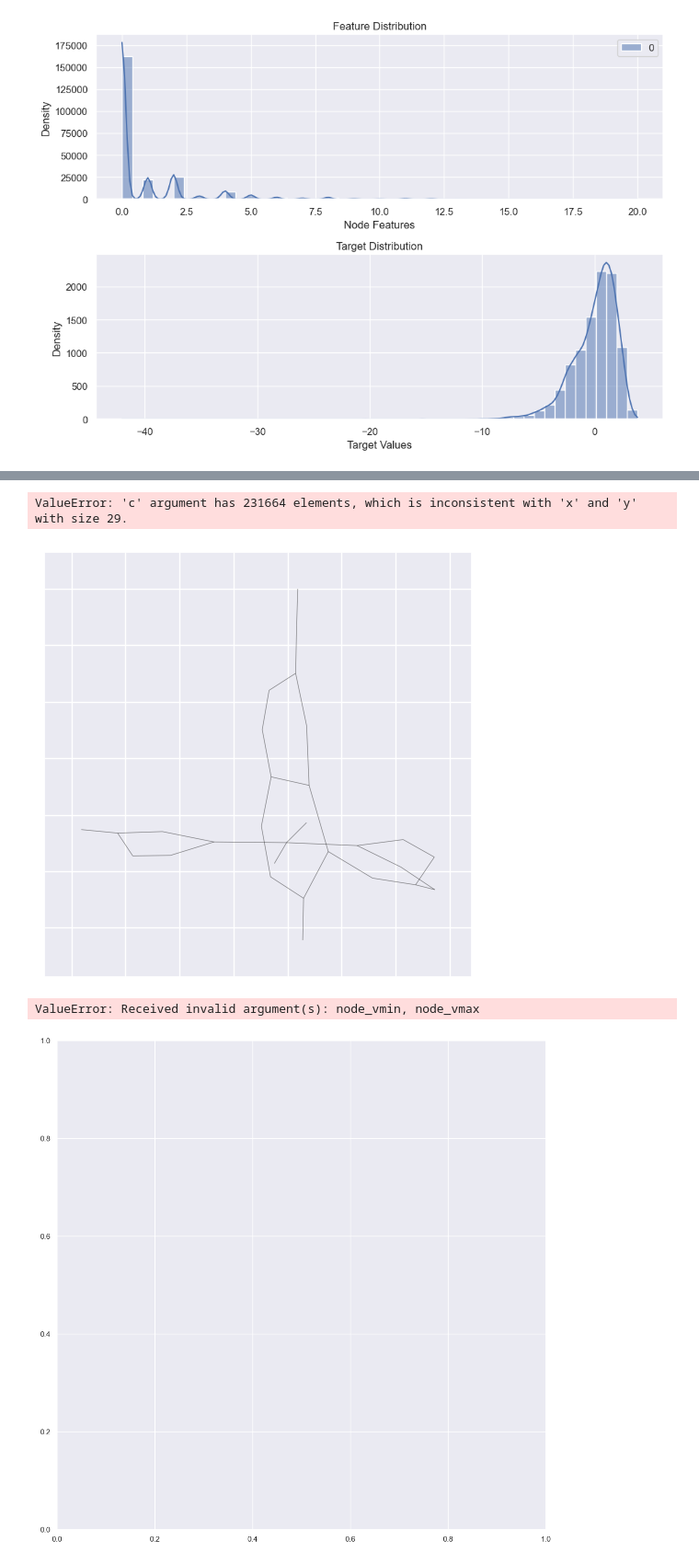
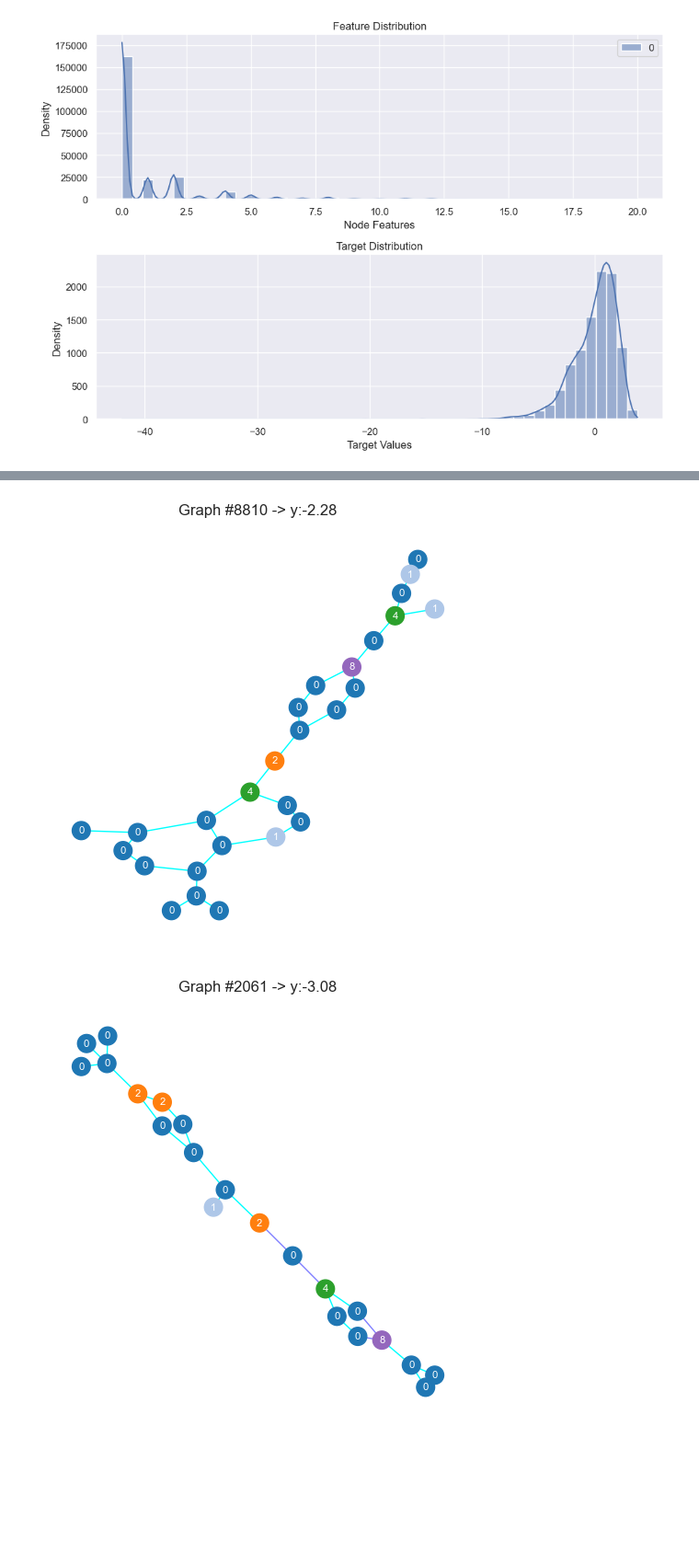
Before and after one commit to PaoloGinefra/ACA_GraphML_Project, a Jupyter notebook: Notebooks/test.ipynb, the cells around one changed output, grey strips where cells are left out. Shown: that part at 92% size. Cells and saved outputs as stored; diff of their text form; code cells hidden in the pictures; blank space fills up the shorter version.

Commit message:
chore: improve plotting

```diff
--- a/Notebooks/test.ipynb
+++ b/Notebooks/test.ipynb
@@ -51,6 +51,3 @@ plt.tight_layout()
 plt.show()
 # %% [output]
 [figure]
-# %%
-graph = dataset.get(2)
-graph
@@ -63,6 +53,0 @@ torch.max(dataset.x), torch.min(dataset.x)
-# %%
-from ACAgraphML.Plotting import plot_graph_with_profile
-plot_graph_with_profile(dataset)
-# %% [output]
-ValueError: 'c' argument has 231664 elements, which is inconsistent with 'x' and 'y' with size 29.
-[figure, removed]
@@ -78,39 +54,10 @@ pos = nx.spring_layout(G, seed=42)
-# %%
-#Plot the graph
-plt.figure(figsize=(10, 10))
-labels = {i: str(graph.x[i].item()) for i in G.nodes}
-# Convert labels to integers for coloring
-node_colors = [int(labels[node]) for node in G.nodes]
-edge_labels = {(u, v): f"{graph.edge_attr[i].item()}" for i, (u, v) in enumerate(G.edges)}
-edge_colors = [edge_labels[(u, v)] for u, v in G.edges]
-# Convert edge_colors to numeric values for colormap
-edge_colors_numeric = [float(c) for c in edge_colors]
-
-# Draw the graph with colored nodes and edges
-nx.draw(
-    G,
-    pos,
-    with_labels=True,
-    labels=labels,
-    node_size=500,
-    node_color=node_colors,
-    cmap=plt.cm.viridis,
-    font_size=10,
-    font_color='white',
-    edge_color=edge_colors_numeric,
-    edge_cmap=plt.cm.cool
-    )
-
-# Draw edge labels separately
-nx.draw_networkx_edge_labels(G, pos, edge_labels=edge_labels, font_color='black')
-plt.title("Graph Visualization")
-# Add colorbars for nodes and edges
-sm_nodes = plt.cm.ScalarMappable(cmap=plt.cm.viridis, norm=plt.Normalize(vmin=min(node_colors), vmax=max(node_colors)))
-sm_nodes.set_array([])
-cbar_nodes = plt.colorbar(sm_nodes, ax=plt.gca(), fraction=0.03, pad=0.08)
-cbar_nodes.set_label('Node Label (as integer)')
-plt.tight_layout()
-plt.show()
-# %% [output]
-ValueError: Received invalid argument(s): node_vmin, node_vmax
-[figure, removed]
+# %%
+from ACAgraphML.Plotting import plotGraph
+import numpy as np
+for i in range(5):
+    n = np.random.randint(0, len(dataset))
+    graph = dataset.get(n)
+    plotGraph(graph, title=f'Graph #{n} -> y:{graph.y.item():.2f}')
+# %% [output]
+[figure, added]
+[figure, added]
```
Also changed, not shown: parts of 6 cells of this notebook, 1 other file.
